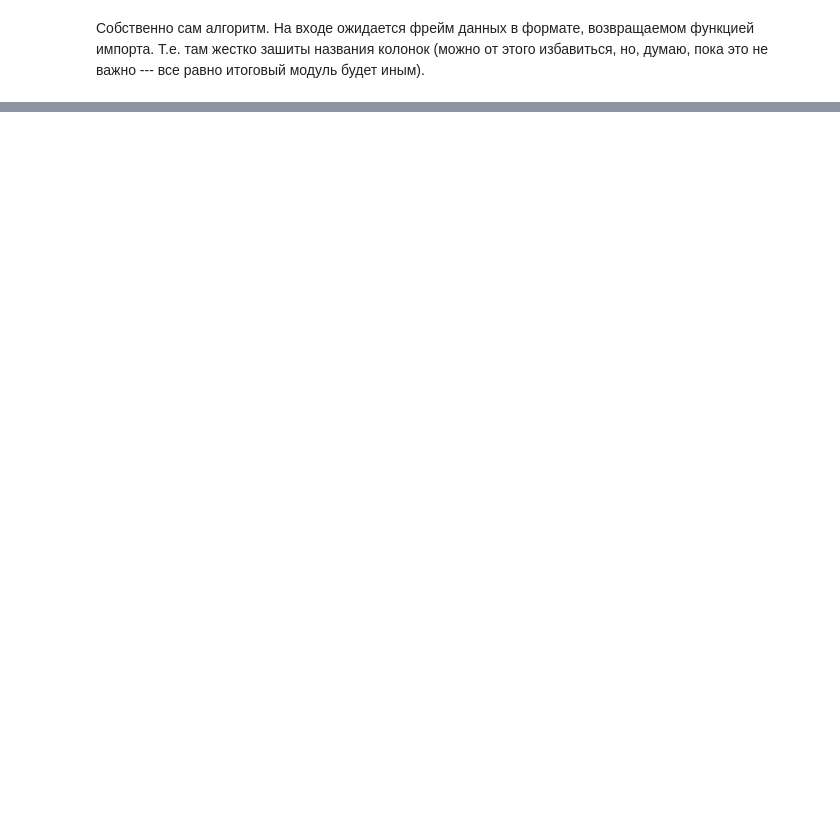
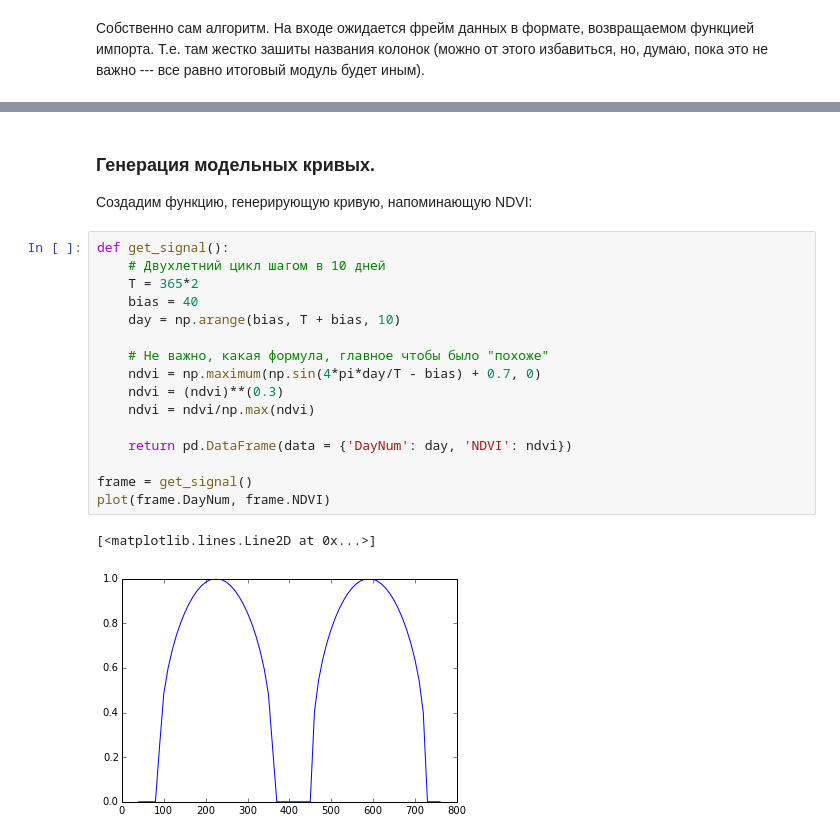
Before and after one commit to KolesovDmitry/remote_sensing, a Jupyter notebook: NDVI filtering by Savitzky-Golay.ipynb, the cells around one changed output, grey strips where cells are left out. Drawn from its saved outputs; the diff is of its cells as text; blank space fills up the shorter version.

Commit message:
Исправлены ошибки в коде, добавлен раздел фильртрации модельных данных

```diff
--- a/NDVI filtering by Savitzky-Golay.ipynb
+++ b/NDVI filtering by Savitzky-Golay.ipynb
@@ -699,0 +714,23 @@ def fit_ndvi(frame, window_size=15, order=2):
+# %% [markdown]
+### Генерация модельных кривых.
+
+Создадим функцию, генерирующую кривую, напоминающую NDVI:
+# %%
+def get_signal():
+    # Двухлетний цикл шагом в 10 дней
+    T = 365*2
+    bias = 40
+    day = np.arange(bias, T + bias, 10)
+
+    # Не важно, какая формула, главное чтобы было "похоже"
+    ndvi = np.maximum(np.sin(4*pi*day/T - bias) + 0.7, 0)
+    ndvi = (ndvi)**(0.3)
+    ndvi = ndvi/np.max(ndvi)
+
+    return pd.DataFrame(data = {'DayNum': day, 'NDVI': ndvi})
+
+frame = get_signal()
+plot(frame.DayNum, frame.NDVI)
+# %% [output]
+[<matplotlib.lines.Line2D at 0x...>]
+[figure, added]
```
Also changed, not shown: parts of 24 cells of this notebook.
